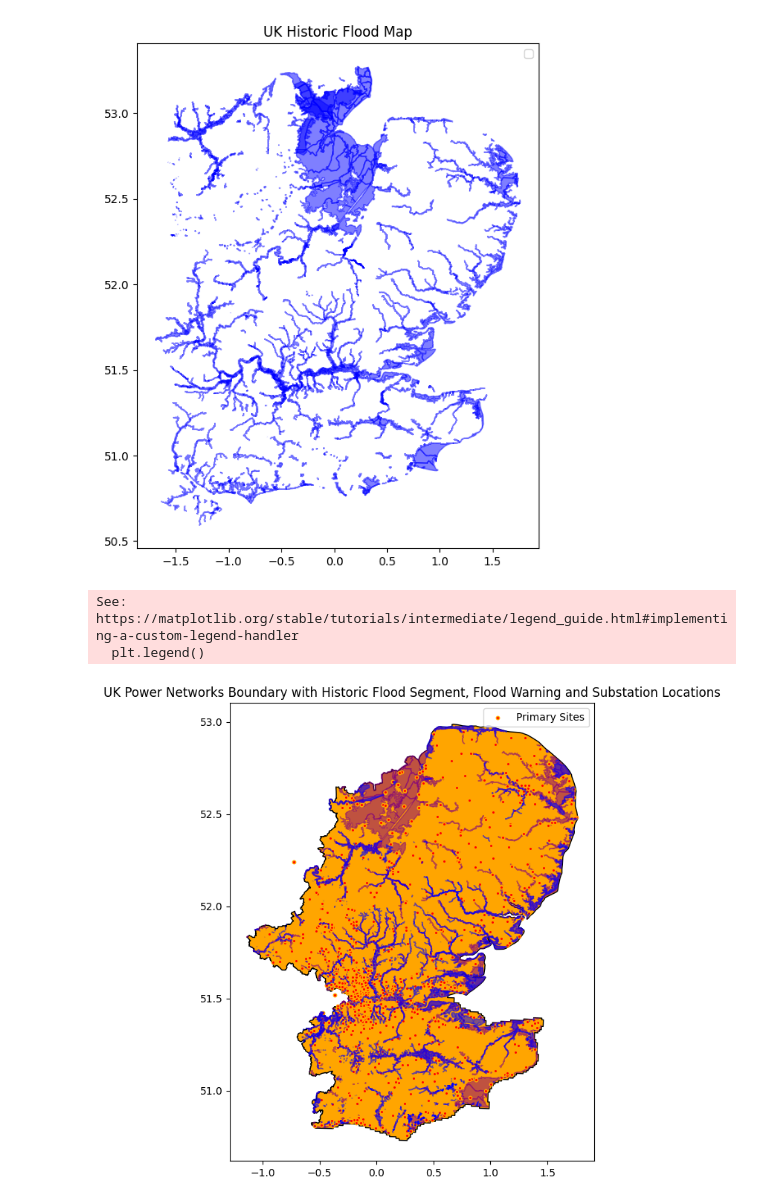
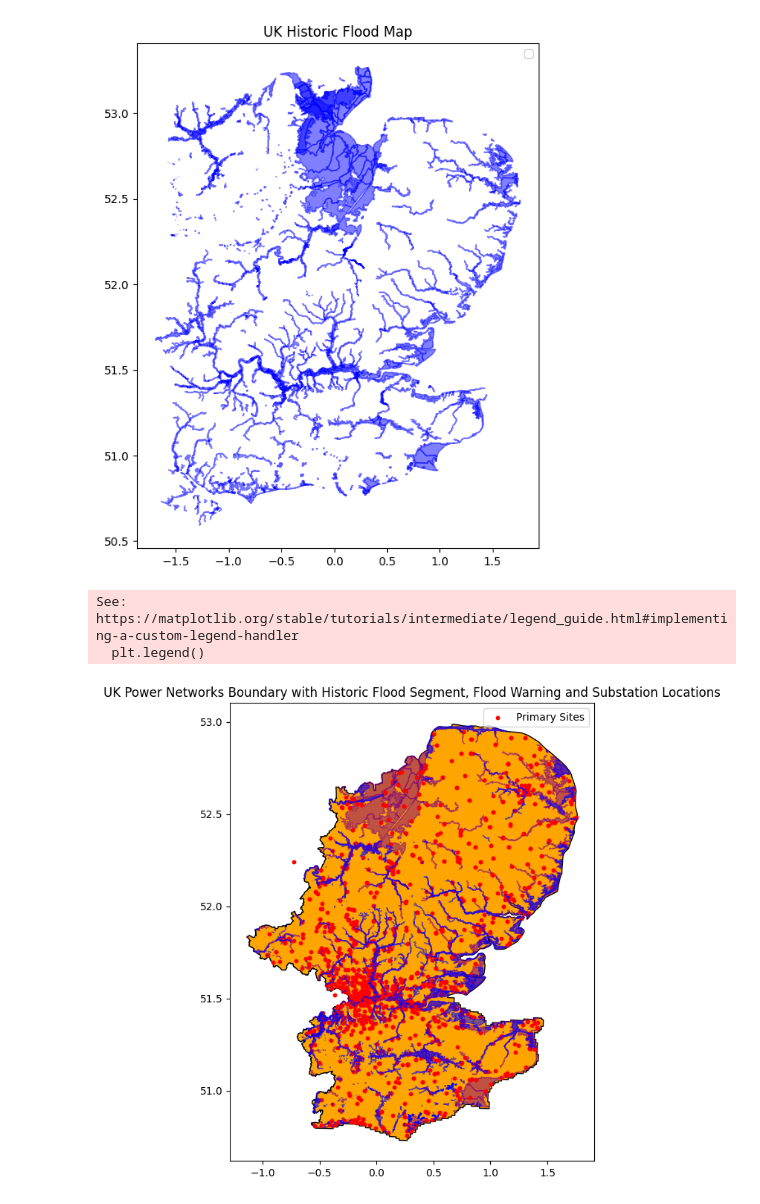
Before and after one commit to neilpaulmartin/geospatial-flooding, a Jupyter notebook: geospatial.ipynb, the cells around one changed output. Saved outputs shown, nothing was run; the diff lists cells and outputs as text; code cells hidden in the pictures.

```diff
--- a/geospatial.ipynb
+++ b/geospatial.ipynb
@@ -75,31 +75,31 @@ See: https://matplotlib.org/stable/tutorials/intermediate/legend_guide.html#impl
 # %%
 flood_warning = gpd.read_file("data/flood-warning-areas/ukpn-flood-warning-areas.geojson")
 
 fig, ax = plt.subplots(figsize=(10, 8))
 
 flood_warning.plot(ax=ax, edgecolor='blue', facecolor='blue', linewidth=1, linestyle='-', label="Flood History", alpha=0.5)
 
 plt.title("UK Historic Flood Map")
 plt.legend()
 plt.show()
 
 flood_warning = flood_warning.to_crs(region.crs)
 
 flood_warning_segment = gpd.overlay(flood_warning, region, how='intersection')
 
 fig, ax = plt.subplots(figsize=(10, 8))
 region.plot(ax=ax, edgecolor='black', facecolor='orange', linewidth=1, label="UK Power Networks Boundary")
 flood_warning_segment.plot(ax=ax, edgecolor='purple', facecolor='purple', linewidth=1, linestyle='-', label="Flood Warning", alpha=0.5)
-grid_primary_sites.plot(ax=ax, edgecolor='orange', facecolor='red', linewidth=1, linestyle='-', label="Primary Sites", markersize=10)
+grid_primary_sites.plot(ax=ax, edgecolor='red', facecolor='red', linewidth=1, linestyle='-', label="Primary Sites", markersize=10)
 flood_segment.plot(ax=ax, edgecolor='blue', facecolor='blue', linewidth=1, linestyle='-', label="Flood History Segment", alpha=0.5)
 
 plt.title("UK Power Networks Boundary with Historic Flood Segment, Flood Warning and Substation Locations")
 plt.legend()
 plt.show()
 # %% [output]
 See: https://matplotlib.org/stable/tutorials/intermediate/legend_guide.html#implementing-a-custom-legend-handler
   plt.legend()
 [figure]
 See: https://matplotlib.org/stable/tutorials/intermediate/legend_guide.html#implementing-a-custom-legend-handler
   plt.legend()
-[figure, old version]
+[figure, new version]
```
Also changed, not shown: parts of 2 cells of this notebook.
